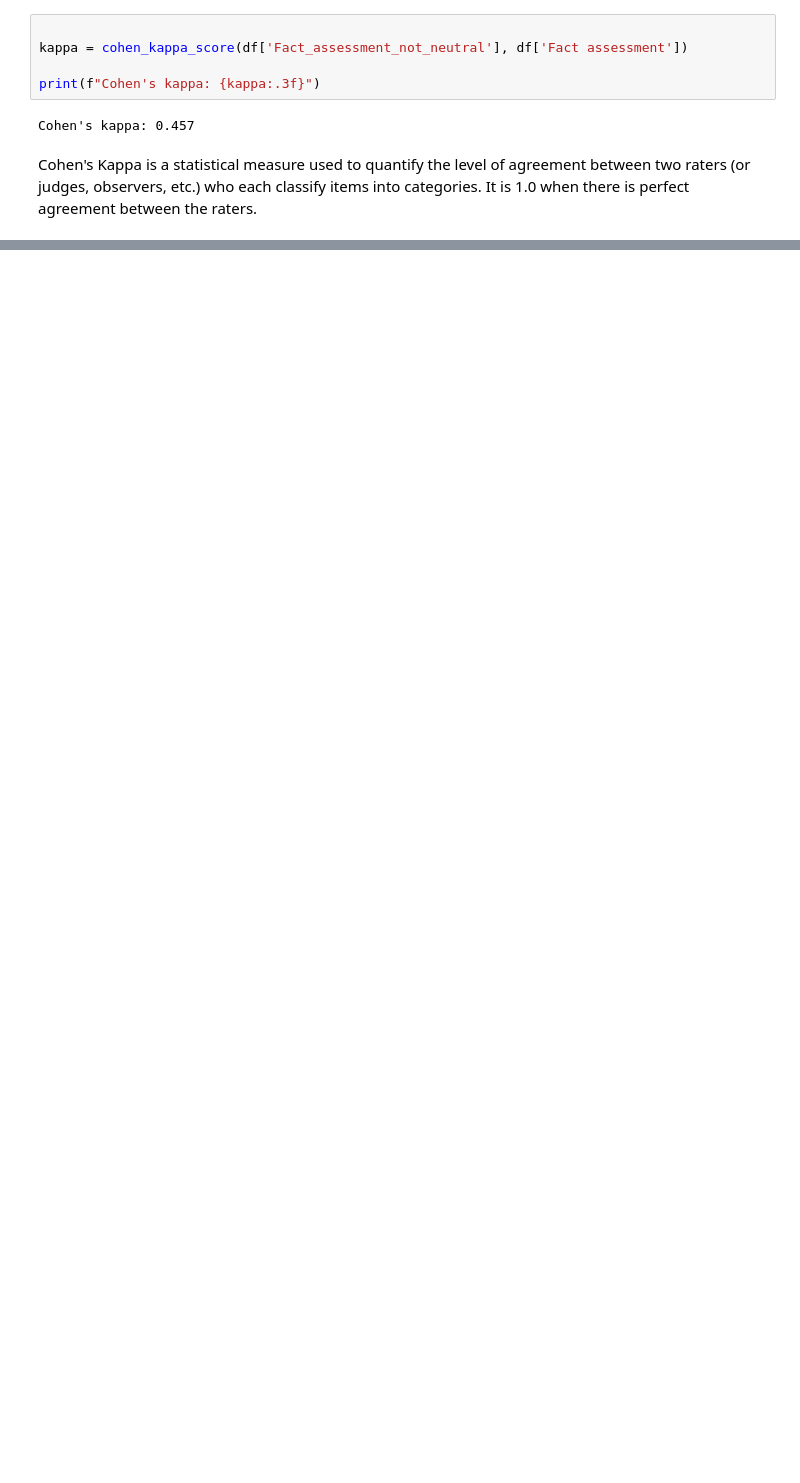
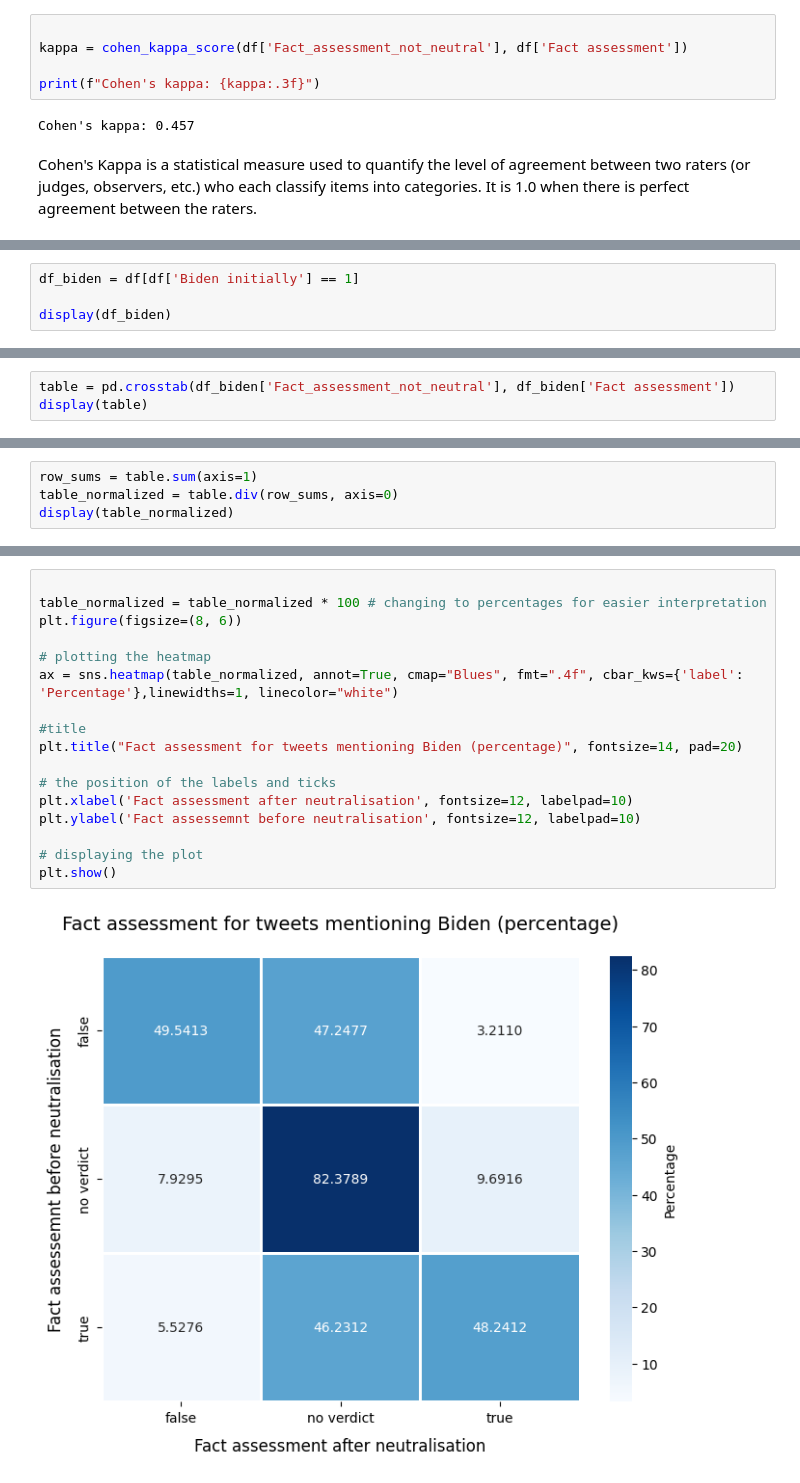
Before and after one commit to alicja-a-d/Analytica_UvA, a Jupyter notebook: code/bias/bias_comparison.ipynb, the cells around one changed output, grey strips where cells are left out. Saved outputs shown, nothing was run; the diff lists cells and outputs as text; blank space fills up the shorter version.

```diff
--- a/code/bias/bias_comparison.ipynb
+++ b/code/bias/bias_comparison.ipynb
@@ -135,0 +156,4 @@ plt.show()
+# %%
+df_biden = df[df['Biden initially'] == 1]
+
+display(df_biden)
@@ -135,0 +174,3 @@ plt.show()
+# %%
+table = pd.crosstab(df_biden['Fact_assessment_not_neutral'], df_biden['Fact assessment'])
+display(table)
@@ -135,0 +183,4 @@ plt.show()
+# %%
+row_sums = table.sum(axis=1)
+table_normalized = table.div(row_sums, axis=0)
+display(table_normalized)
@@ -135,0 +193,19 @@ plt.show()
+# %%
+
+table_normalized = table_normalized * 100 # changing to percentages for easier interpretation
+plt.figure(figsize=(8, 6))
+
+# plotting the heatmap
+ax = sns.heatmap(table_normalized, annot=True, cmap="Blues", fmt=".4f", cbar_kws={'label': 'Percentage'},linewidths=1, linecolor="white")
+
+#title
+plt.title("Fact assessment for tweets mentioning Biden (percentage)", fontsize=14, pad=20)
+
+# the position of the labels and ticks
+plt.xlabel('Fact assessment after neutralisation', fontsize=12, labelpad=10)
+plt.ylabel('Fact assessemnt before neutralisation', fontsize=12, labelpad=10)
+
+# displaying the plot
+plt.show()
+# %% [output]
+[figure, added]
```
Also changed, not shown: parts of 18 cells of this notebook, 1 other file.
